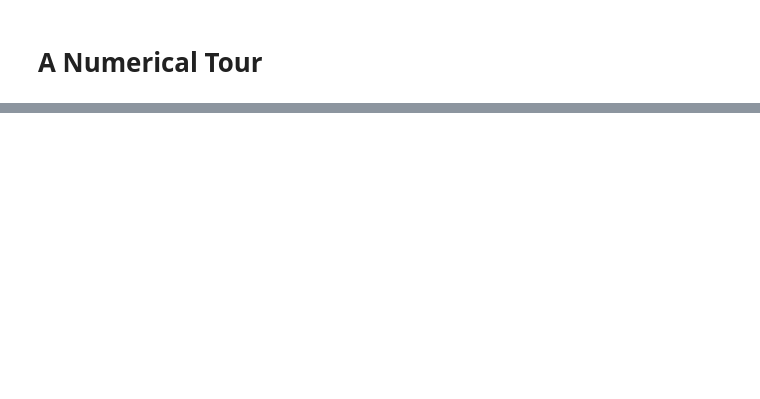
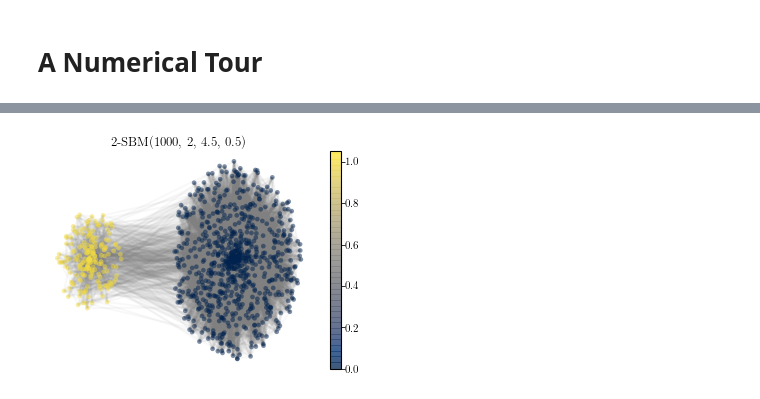
Before and after one commit to rodrigo-pena/gssr, a Jupyter notebook: phd-thesis/numerical-tour.ipynb, the cells around one changed output, grey strips where cells are left out. Drawn from its saved outputs; the diff is of its cells as text; code cells hidden in the pictures; blank space fills up the shorter version.

```diff
--- a/phd-thesis/numerical-tour.ipynb
+++ b/phd-thesis/numerical-tour.ipynb
@@ -39,0 +66,25 @@ plt.show()
+# %%
+fn = "pt_2sbm_unif_samp_tv_interp.pkl"
+experiment = utils.load_obj(os.path.join(experiment_path, fn))
+
+n_vertices = experiment['n_vertices']
+n_communities = experiment['n_communities']
+n_vert_per_comm = experiment['n_vertices_per_community']
+a = np.median(experiment['rows'])
+b = experiment['b']
+
+graph, indicator_vectors = gs.sbm(n_vertices,
+                                  n_communities=n_communities,
+                                  n_vert_per_comm=n_vert_per_comm,
+                                  intra_comm_prob=a * np.log(n_vertices) / n_vertices,
+                                  inter_comm_prob=b * np.log(n_vertices) / n_vertices)
+
+
+fig, ax = plt.subplots(1)
+helper.set_cmap('signal')
+plotting.plot_graph(graph, indicator_vectors[0,:], ax=ax, colorbar=True, edges=True)
+ax.set(title='2-SBM({0}, {1}, {2:.1f}, {3:.1f})'.format(n_vertices, n_communities, a, b))
+plt.savefig(save_path + '2sbm.pdf')
+plt.show()
+# %% [output]
+[figure, added]
```
Also changed, not shown: parts of 27 cells of this notebook, 39 other files.
